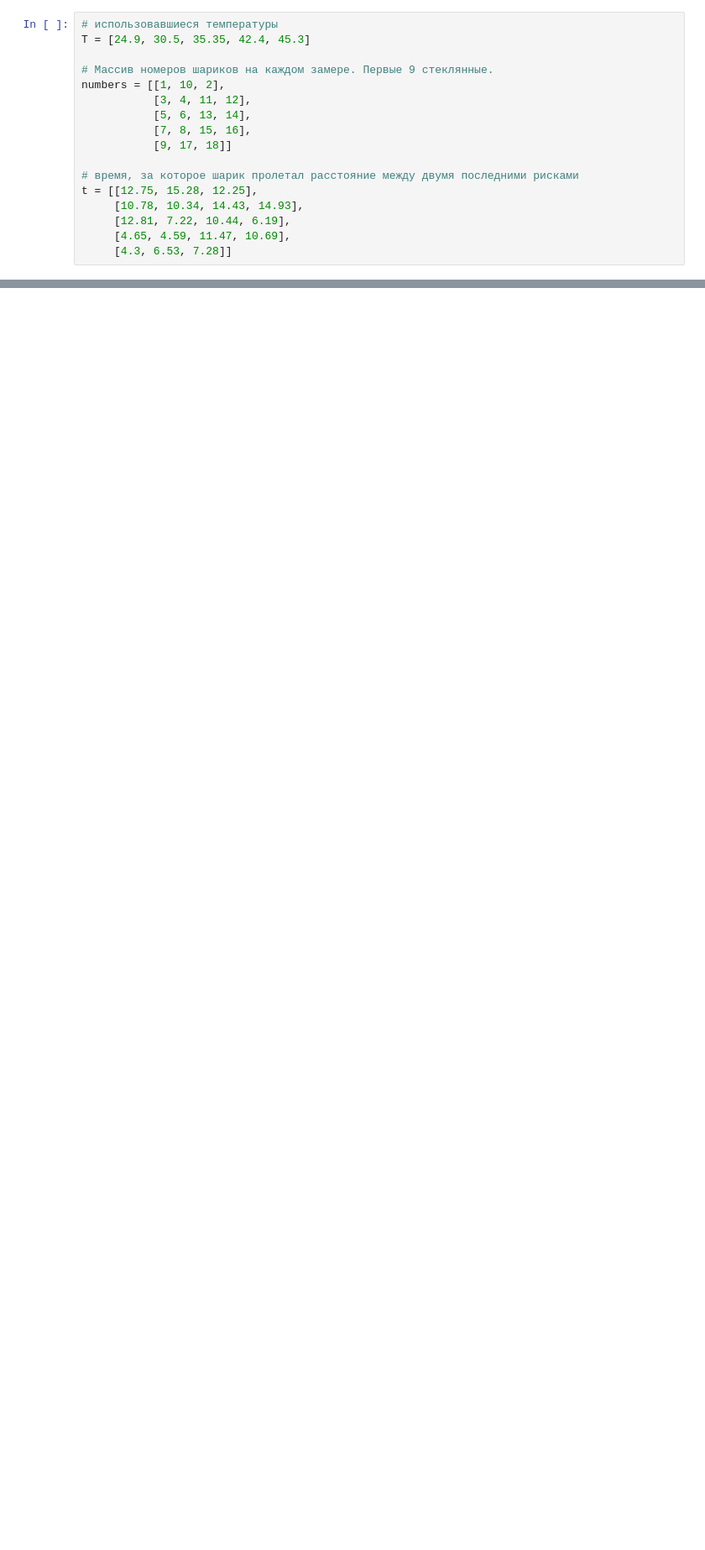
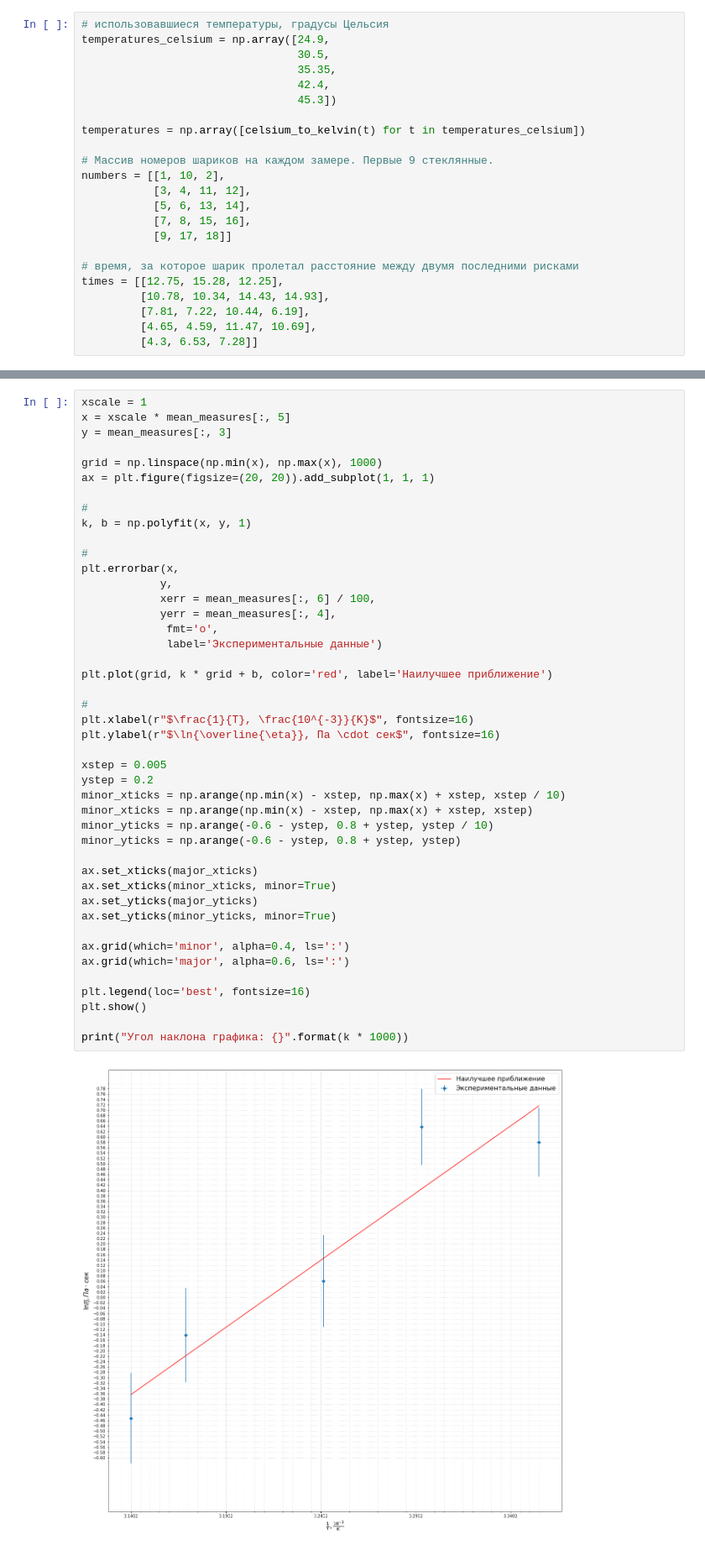
Before and after one commit to rationalex/MIPT_labs, a Jupyter notebook: 5_term/Энергия активации по температурной зависимость вязкости жидкости.ipynb, the cells around one changed output, grey strips where cells are left out. Shown at 84% size. Saved outputs shown, nothing was run; the diff lists cells and outputs as text; blank space fills up the shorter version.

```diff
--- a/5_term/Энергия активации по температурной зависимость вязкости жидкости.ipynb
+++ b/5_term/Энергия активации по температурной зависимость вязкости жидкости.ipynb
@@ -129,6 +274,12 @@ array([ 1.1  ,  2.   ,  2.   ,  2.1  ,  1.45 ,  2.   ,  1.25 ,  2.05 ,
 # %%
-# использовавшиеся температуры
-T = [24.9, 30.5, 35.35, 42.4, 45.3]
+# использовавшиеся температуры, градусы Цельсия
+temperatures_celsium = np.array([24.9,
+                                 30.5,
+                                 35.35,
+                                 42.4,
+                                 45.3])
+
+temperatures = np.array([celsium_to_kelvin(t) for t in temperatures_celsium])
 
 # Массив номеров шариков на каждом замере. Первые 9 стеклянные.
 numbers = [[1, 10, 2],
@@ -138,8 +289,8 @@ numbers = [[1, 10, 2],
            [9, 17, 18]]
 
 # время, за которое шарик пролетал расстояние между двумя последними рисками
-t = [[12.75, 15.28, 12.25],
-     [10.78, 10.34, 14.43, 14.93],
-     [12.81, 7.22, 10.44, 6.19],
-     [4.65, 4.59, 11.47, 10.69],
-     [4.3, 6.53, 7.28]]
+times = [[12.75, 15.28, 12.25],
+         [10.78, 10.34, 14.43, 14.93],
+         [7.81, 7.22, 10.44, 6.19],
+         [4.65, 4.59, 11.47, 10.69],
+         [4.3, 6.53, 7.28]]
@@ -145,0 +428,46 @@ t = [[12.75, 15.28, 12.25],
+# %%
+xscale = 1
+x = xscale * mean_measures[:, 5]
+y = mean_measures[:, 3]
+
+grid = np.linspace(np.min(x), np.max(x), 1000)
+ax = plt.figure(figsize=(20, 20)).add_subplot(1, 1, 1)
+
+#
+k, b = np.polyfit(x, y, 1)
+
+#
+plt.errorbar(x,
+            y,
+            xerr = mean_measures[:, 6] / 100,
+            yerr = mean_measures[:, 4],
+             fmt='o',
+             label='Экспериментальные данные')
+
+plt.plot(grid, k * grid + b, color='red', label='Наилучшее приближение')
+
+#
+plt.xlabel(r"$\frac{1}{T}, \frac{10^{-3}}{K}$", fontsize=16)
+plt.ylabel(r"$\ln{\overline{\eta}}, Па \cdot сек$", fontsize=16)
+
+xstep = 0.005
+ystep = 0.2
+minor_xticks = np.arange(np.min(x) - xstep, np.max(x) + xstep, xstep / 10)
+minor_xticks = np.arange(np.min(x) - xstep, np.max(x) + xstep, xstep)
+minor_yticks = np.arange(-0.6 - ystep, 0.8 + ystep, ystep / 10)
+minor_yticks = np.arange(-0.6 - ystep, 0.8 + ystep, ystep)
+
+ax.set_xticks(major_xticks)
+ax.set_xticks(minor_xticks, minor=True)
+ax.set_yticks(major_yticks)
+ax.set_yticks(minor_yticks, minor=True)
+
+ax.grid(which='minor', alpha=0.4, ls=':')
+ax.grid(which='major', alpha=0.6, ls=':')
+
+plt.legend(loc='best', fontsize=16)
+plt.show()
+
+print("Угол наклона графика: {}".format(k * 1000))
+# %% [output]
+[figure, added]
```
Also changed, not shown: parts of 19 cells of this notebook.
